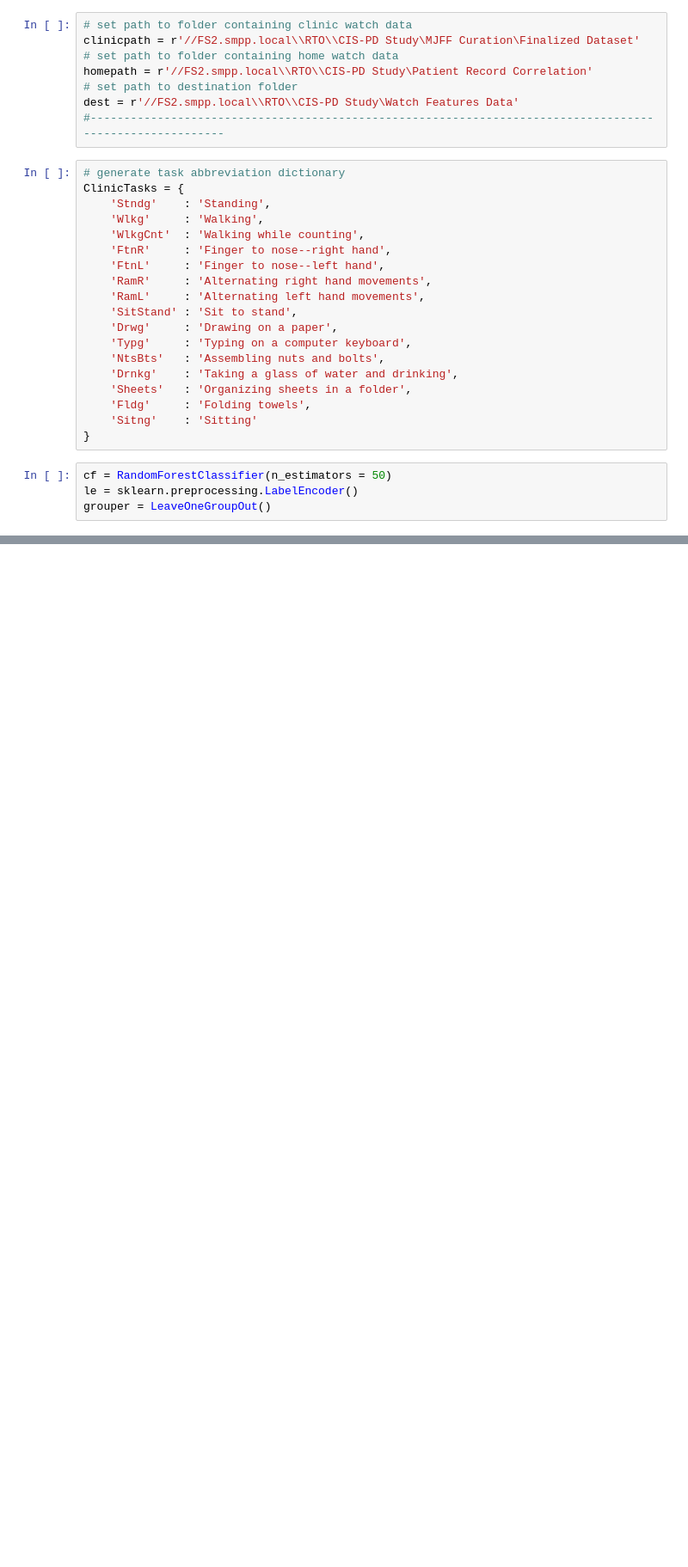
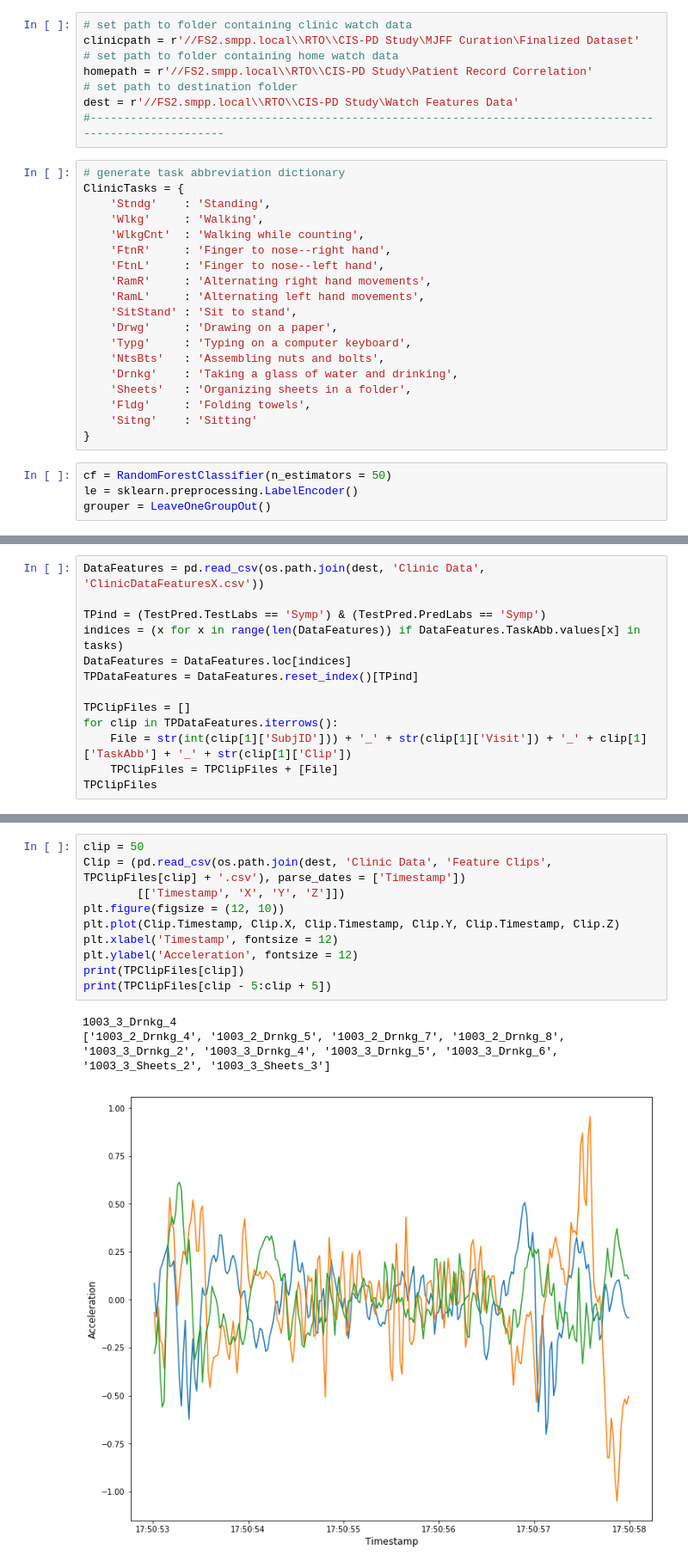
Before and after one commit to nshawen/CIS_PD, a Jupyter notebook: WatchDataRFModel.ipynb, the cells around one changed output, grey strips where cells are left out. Shown at 86% size. Saved outputs shown, nothing was run; the diff lists cells and outputs as text; blank space fills up the shorter version.

```diff
--- a/WatchDataRFModel.ipynb
+++ b/WatchDataRFModel.ipynb
@@ -293,0 +286,13 @@ Label Groups:
+# %%
+DataFeatures = pd.read_csv(os.path.join(dest, 'Clinic Data', 'ClinicDataFeaturesX.csv'))
+
+TPind = (TestPred.TestLabs == 'Symp') & (TestPred.PredLabs == 'Symp')
+indices = (x for x in range(len(DataFeatures)) if DataFeatures.TaskAbb.values[x] in tasks)
+DataFeatures = DataFeatures.loc[indices]
+TPDataFeatures = DataFeatures.reset_index()[TPind]
+
+TPClipFiles = []
+for clip in TPDataFeatures.iterrows():
+    File = str(int(clip[1]['SubjID'])) + '_' + str(clip[1]['Visit']) + '_' + clip[1]['TaskAbb'] + '_' + str(clip[1]['Clip'])
+    TPClipFiles = TPClipFiles + [File]
+TPClipFiles
@@ -293,0 +322,14 @@ Label Groups:
+# %%
+clip = 50
+Clip = (pd.read_csv(os.path.join(dest, 'Clinic Data', 'Feature Clips', TPClipFiles[clip] + '.csv'), parse_dates = ['Timestamp'])
+        [['Timestamp', 'X', 'Y', 'Z']])
+plt.figure(figsize = (12, 10))
+plt.plot(Clip.Timestamp, Clip.X, Clip.Timestamp, Clip.Y, Clip.Timestamp, Clip.Z)
+plt.xlabel('Timestamp', fontsize = 12)
+plt.ylabel('Acceleration', fontsize = 12)
+print(TPClipFiles[clip])
+print(TPClipFiles[clip - 5:clip + 5])
+# %% [output]
+1003_3_Drnkg_4
+['1003_2_Drnkg_4', '1003_2_Drnkg_5', '1003_2_Drnkg_7', '1003_2_Drnkg_8', '1003_3_Drnkg_2', '1003_3_Drnkg_4', '1003_3_Drnkg_5', '1003_3_Drnkg_6', '1003_3_Sheets_2', '1003_3_Sheets_3']
+[figure, added]
```
Also changed, not shown: parts of 7 cells of this notebook.
